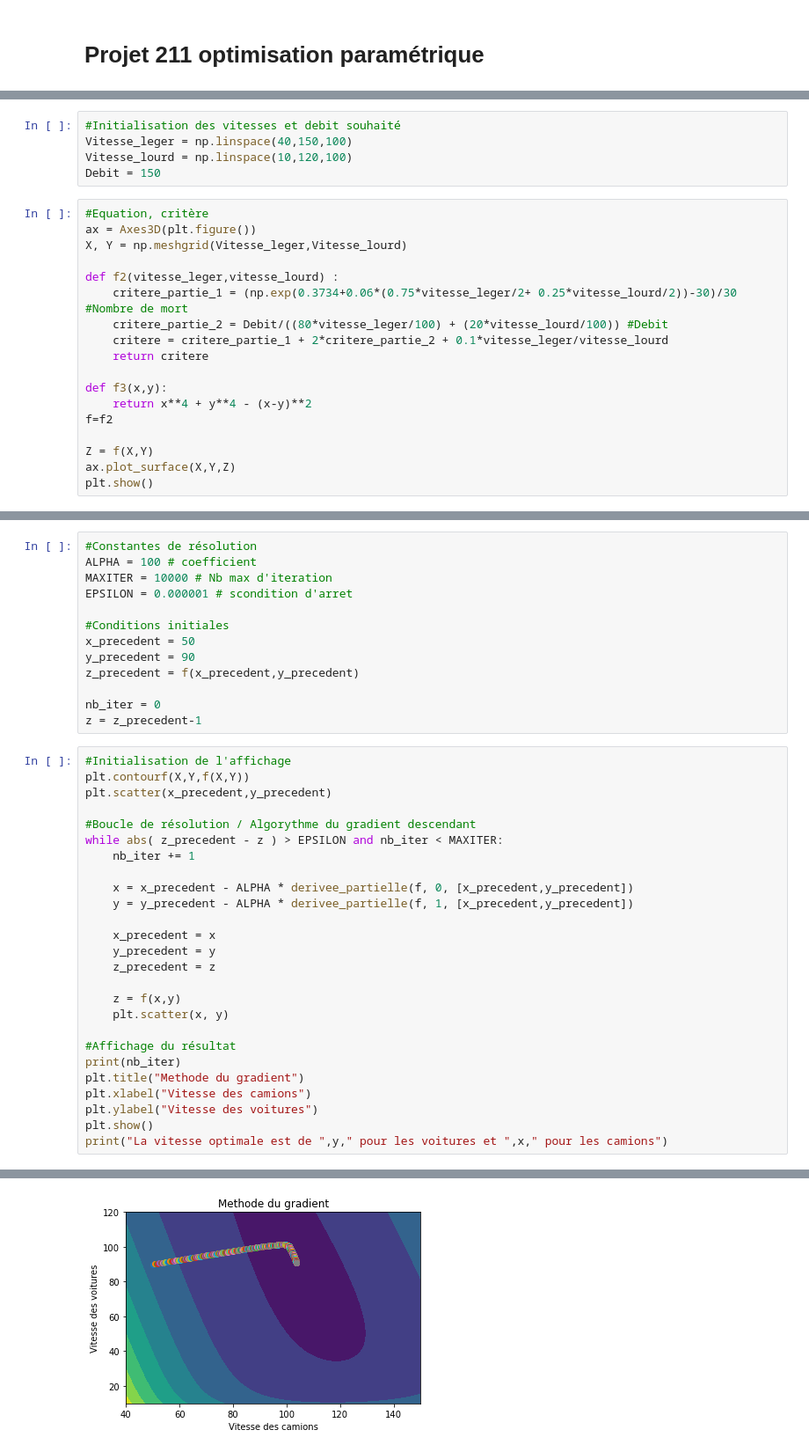
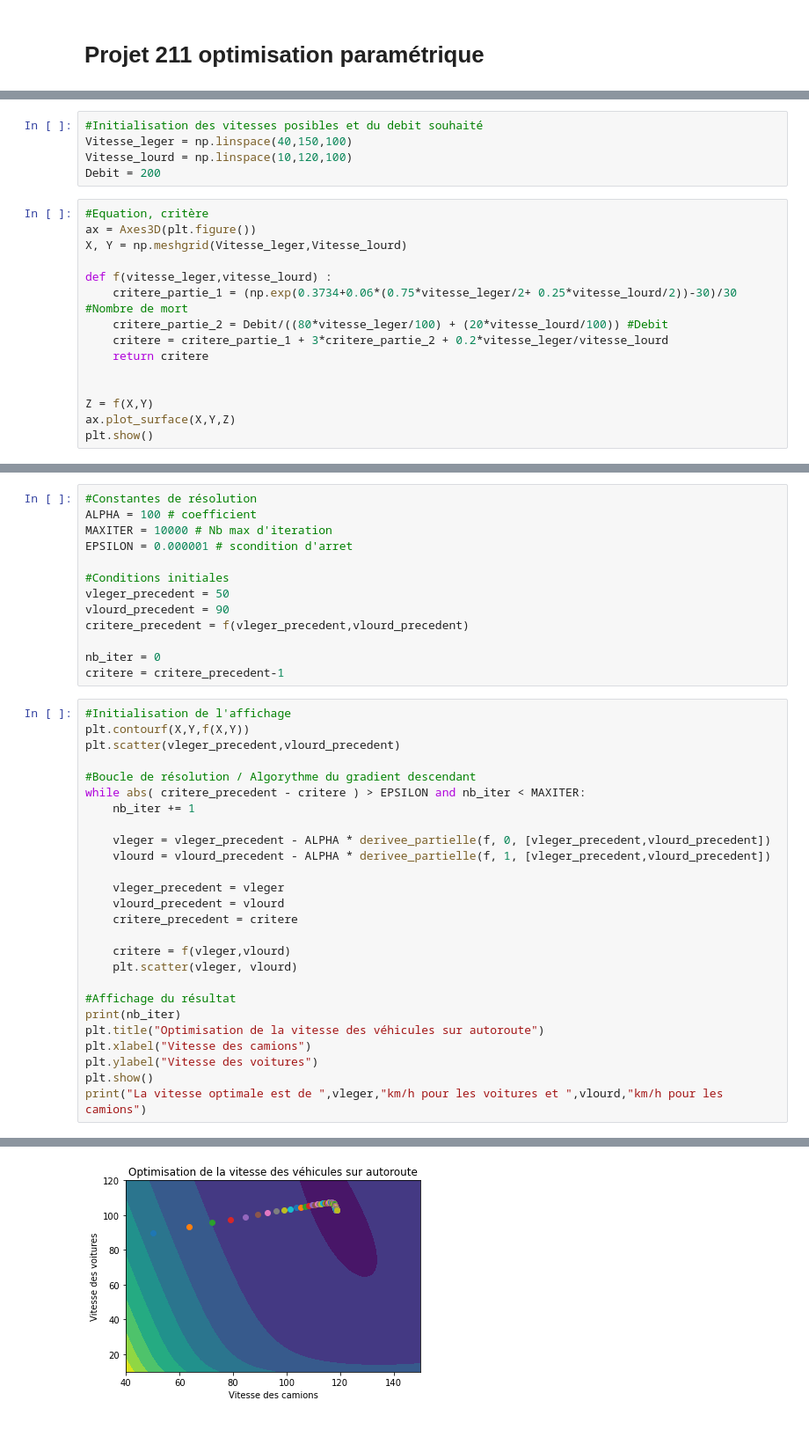
Before and after one commit to rbouteiller/projet_211, a Jupyter notebook: Jupyter.ipynb, the cells around one changed output, grey strips where cells are left out. Shown at 88% size. Drawn from its saved outputs; the diff is of its cells as text.

```diff
--- a/Jupyter.ipynb
+++ b/Jupyter.ipynb
@@ -11,22 +9,19 @@ import math
 # %%
-#Initialisation des vitesses et debit souhaité
+#Initialisation des vitesses posibles et du debit souhaité
 Vitesse_leger = np.linspace(40,150,100)
 Vitesse_lourd = np.linspace(10,120,100)
-Debit = 150
+Debit = 200
 # %%
 #Equation, critère
 ax = Axes3D(plt.figure())
 X, Y = np.meshgrid(Vitesse_leger,Vitesse_lourd)
 
-def f2(vitesse_leger,vitesse_lourd) :
+def f(vitesse_leger,vitesse_lourd) :
     critere_partie_1 = (np.exp(0.3734+0.06*(0.75*vitesse_leger/2+ 0.25*vitesse_lourd/2))-30)/30 #Nombre de mort
     critere_partie_2 = Debit/((80*vitesse_leger/100) + (20*vitesse_lourd/100)) #Debit
-    critere = critere_partie_1 + 2*critere_partie_2 + 0.1*vitesse_leger/vitesse_lourd
+    critere = critere_partie_1 + 3*critere_partie_2 + 0.2*vitesse_leger/vitesse_lourd
     return critere
 
-def f3(x,y):
-    return x**4 + y**4 - (x-y)**2
-f=f2
 
 Z = f(X,Y)
 ax.plot_surface(X,Y,Z)
@@ -47,36 +43,36 @@ MAXITER = 10000 # Nb max d'iteration
 EPSILON = 0.000001 # scondition d'arret
 
 #Conditions initiales
-x_precedent = 50
-y_precedent = 90
-z_precedent = f(x_precedent,y_precedent)
+vleger_precedent = 50
+vlourd_precedent = 90
+critere_precedent = f(vleger_precedent,vlourd_precedent)
 
 nb_iter = 0
-z = z_precedent-1
+critere = critere_precedent-1
 # %%
 #Initialisation de l'affichage
 plt.contourf(X,Y,f(X,Y))
-plt.scatter(x_precedent,y_precedent)
+plt.scatter(vleger_precedent,vlourd_precedent)
 
 #Boucle de résolution / Algorythme du gradient descendant
-while abs( z_precedent - z ) > EPSILON and nb_iter < MAXITER:
+while abs( critere_precedent - critere ) > EPSILON and nb_iter < MAXITER:
     nb_iter += 1
 
-    x = x_precedent - ALPHA * derivee_partielle(f, 0, [x_precedent,y_precedent])
-    y = y_precedent - ALPHA * derivee_partielle(f, 1, [x_precedent,y_precedent])
+    vleger = vleger_precedent - ALPHA * derivee_partielle(f, 0, [vleger_precedent,vlourd_precedent])
+    vlourd = vlourd_precedent - ALPHA * derivee_partielle(f, 1, [vleger_precedent,vlourd_precedent])
 
-    x_precedent = x
-    y_precedent = y
-    z_precedent = z
+    vleger_precedent = vleger
+    vlourd_precedent = vlourd
+    critere_precedent = critere
 
-    z = f(x,y)
-    plt.scatter(x, y)
+    critere = f(vleger,vlourd)
+    plt.scatter(vleger, vlourd)
 
 #Affichage du résultat
 print(nb_iter)
-plt.title("Methode du gradient")
+plt.title("Optimisation de la vitesse des véhicules sur autoroute")
 plt.xlabel("Vitesse des camions")
 plt.ylabel("Vitesse des voitures")
 plt.show()
-print("La vitesse optimale est de ",y," pour les voitures et ",x," pour les camions")
+print("La vitesse optimale est de ",vleger,"km/h pour les voitures et ",vlourd,"km/h pour les camions")
 # %% [output]
@@ -84 +80 @@ print("La vitesse optimale est de ",y," pour les voitures et ",x," pour les cami
-[figure, old version]
+[figure, new version]
```
Also changed, not shown: parts of 4 cells of this notebook.
